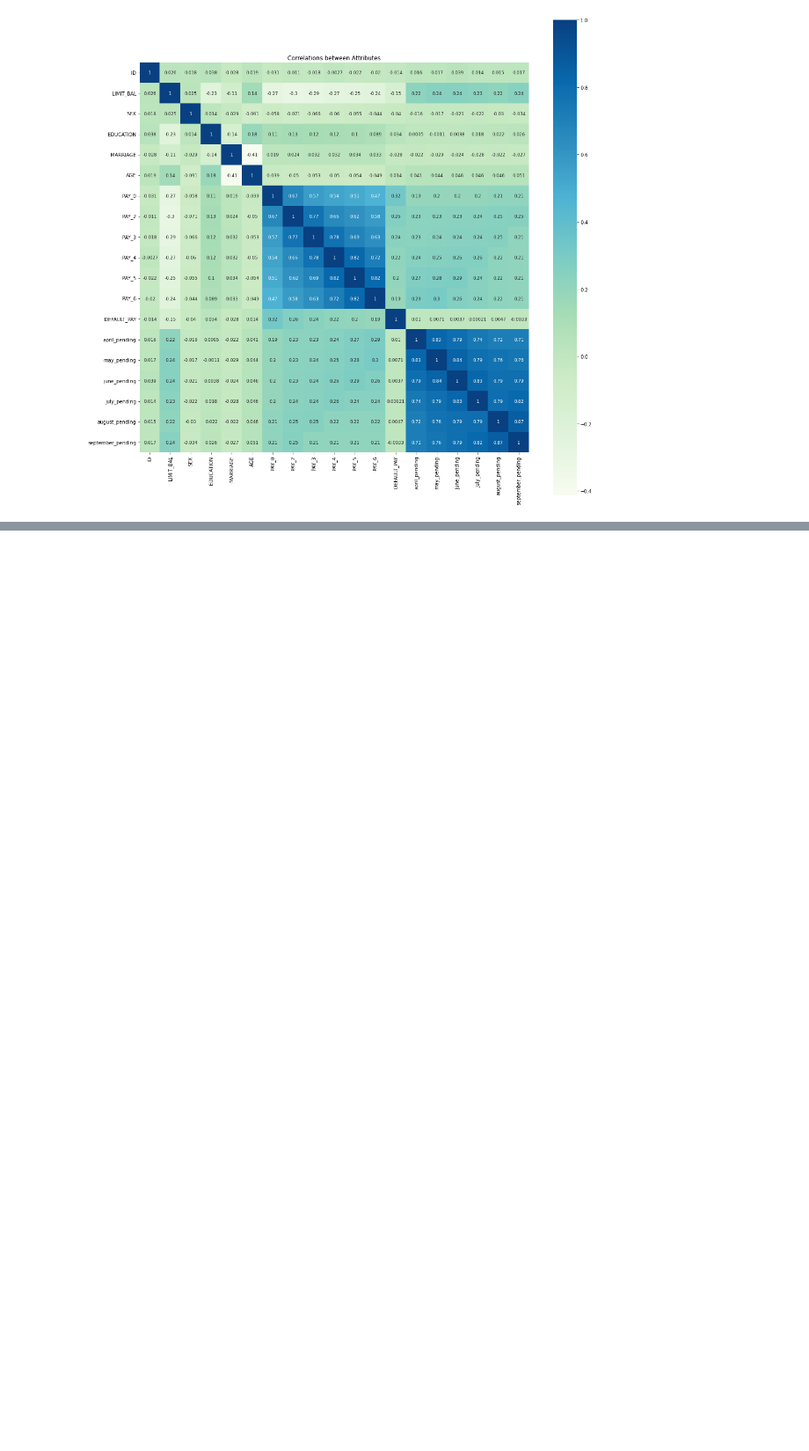
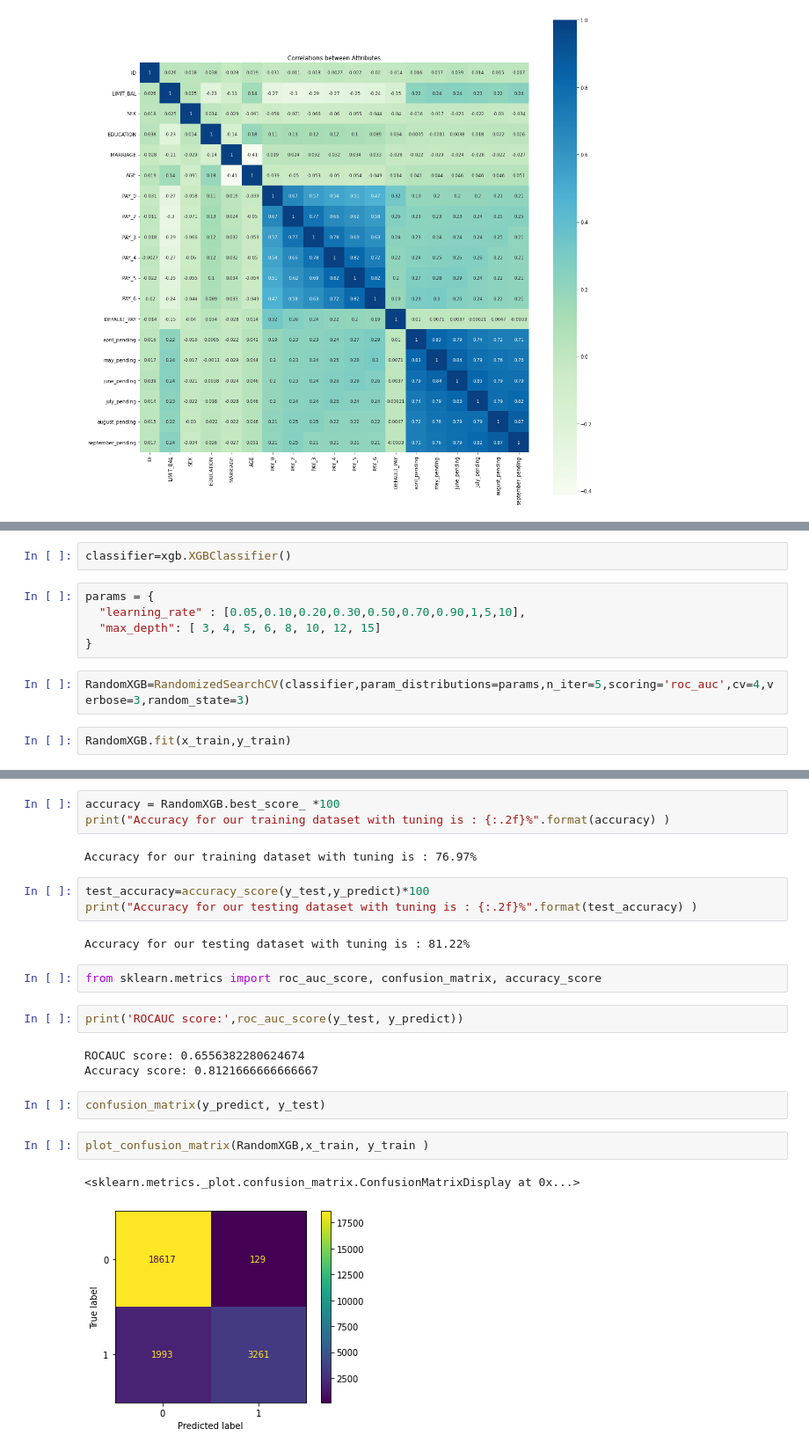
Before and after one commit to shivansh9770/Credit-Card-Default-Prediction, a Jupyter notebook: Credit_Card_Default_Prediction_Capstone_Project.ipynb, the cells around one changed output, grey strips where cells are left out. Shown at 88% size. Drawn from its saved outputs; the diff is of its cells as text; blank space fills up the shorter version.

```diff
--- a/Credit_Card_Default_Prediction_Capstone_Project.ipynb
+++ b/Credit_Card_Default_Prediction_Capstone_Project.ipynb
@@ -574,0 +696,11 @@ plt.show ()
+# %%
+classifier=xgb.XGBClassifier()
+# %%
+params = {
+  "learning_rate" : [0.05,0.10,0.20,0.30,0.50,0.70,0.90,1,5,10],
+  "max_depth": [ 3, 4, 5, 6, 8, 10, 12, 15]
+}
+# %%
+RandomXGB=RandomizedSearchCV(classifier,param_distributions=params,n_iter=5,scoring='roc_auc',cv=4,verbose=3,random_state=3)
+# %%
+RandomXGB.fit(x_train,y_train)
@@ -574,0 +734,24 @@ plt.show ()
+# %%
+accuracy = RandomXGB.best_score_ *100
+print("Accuracy for our training dataset with tuning is : {:.2f}%".format(accuracy) )
+# %% [output]
+Accuracy for our training dataset with tuning is : 76.97%
+# %%
+test_accuracy=accuracy_score(y_test,y_predict)*100
+print("Accuracy for our testing dataset with tuning is : {:.2f}%".format(test_accuracy) )
+# %% [output]
+Accuracy for our testing dataset with tuning is : 81.22%
+# %%
+from sklearn.metrics import roc_auc_score, confusion_matrix, accuracy_score
+# %%
+print('ROCAUC score:',roc_auc_score(y_test, y_predict))
+# %% [output]
+ROCAUC score: 0.6556382280624674
+Accuracy score: 0.8121666666666667
+# %%
+confusion_matrix(y_predict, y_test)
+# %%
+plot_confusion_matrix(RandomXGB,x_train, y_train )
+# %% [output]
+<sklearn.metrics._plot.confusion_matrix.ConfusionMatrixDisplay at 0x...>
+[figure, added]
```
Also changed, not shown: parts of 45 cells of this notebook.
